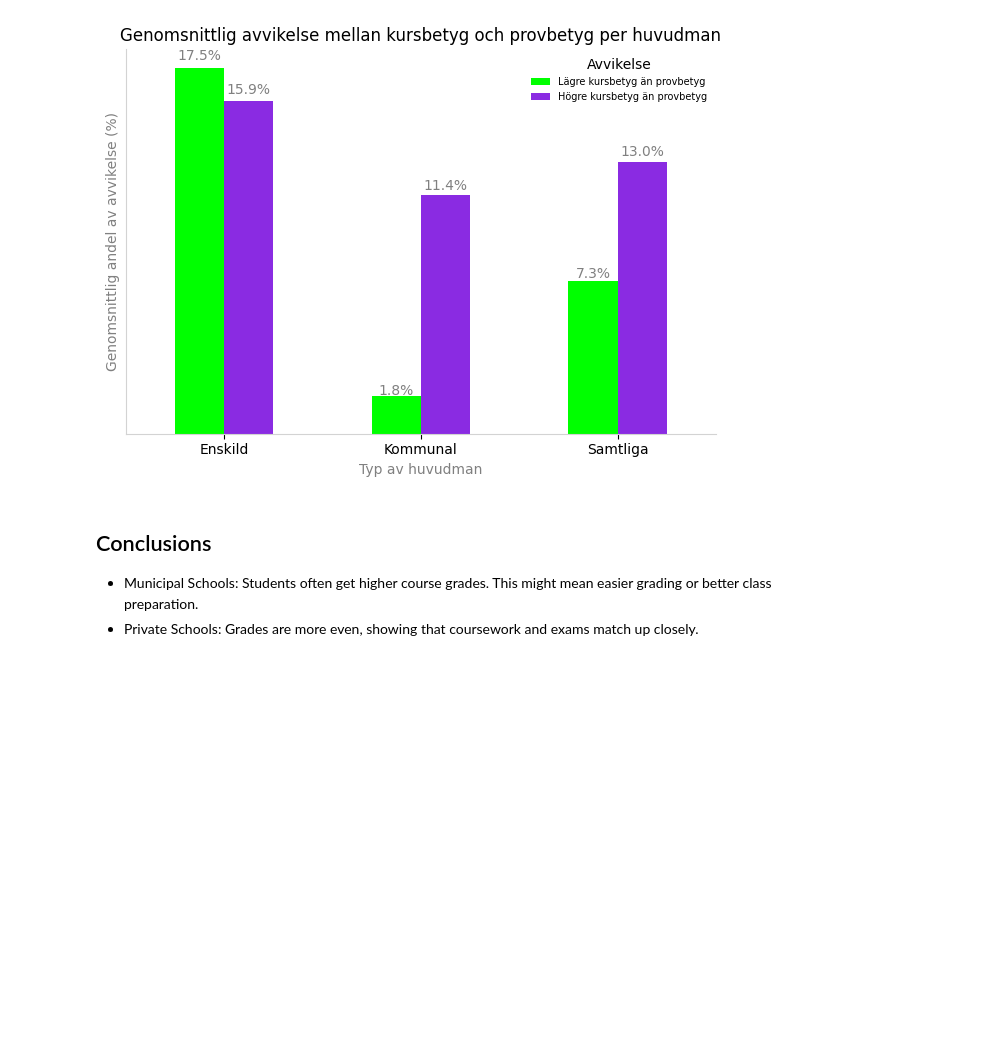
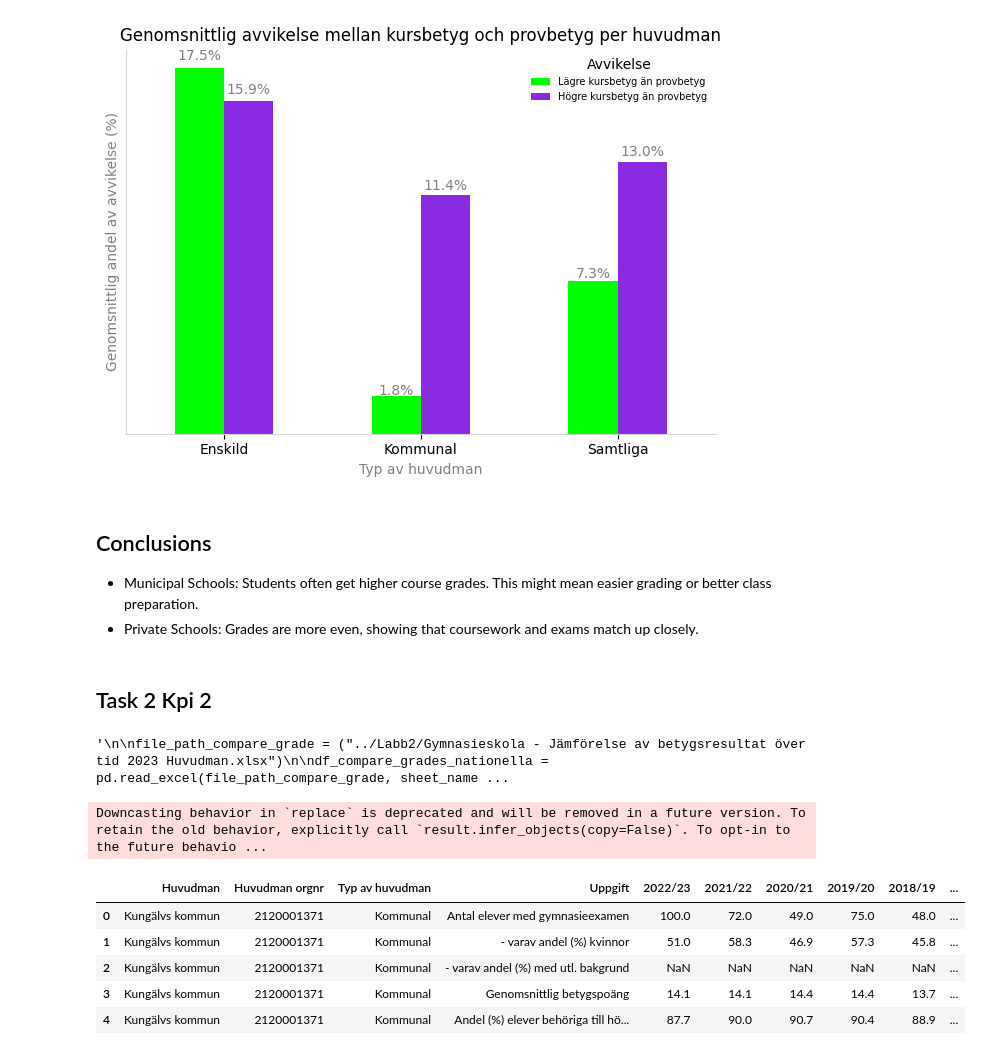
Before and after one commit to Utjiman/Python-Richard-Boden-OPA23, a Jupyter notebook: Labb2/Labb2.ipynb, the cells around one changed output. Saved outputs shown, nothing was run; the diff lists cells and outputs as text; code cells hidden in the pictures; blank space fills up the shorter version.

Commit message:
early commit on task 2 kpi 2

```diff
--- a/Labb2/Labb2.ipynb
+++ b/Labb2/Labb2.ipynb
@@ -494,3 +494,57 @@ plt.show()
 
 - Municipal Schools: Students often get higher course grades. This might mean easier grading or better class preparation.
 - Private Schools: Grades are more even, showing that coursework and exams match up closely.
+# %% [markdown]
+## Task 2 Kpi 2
+# %%
+'''
+
+file_path_compare_grade = ("../Labb2/Gymnasieskola - Jämförelse av betygsresultat över tid 2023 Huvudman.xlsx")
+
+df_compare_grades_nationella = pd.read_excel(file_path_compare_grade, sheet_name='Nationella program', skiprows=7)
+df_compare_grades_högskole = pd.read_excel(file_path_compare_grade, sheet_name='Högskoleförberedande program', skiprows=7)
+df_compare_grades_yrkes = pd.read_excel(file_path_compare_grade, sheet_name='Yrkesprogram', skiprows=7)
+df_compare_grades_barn = pd.read_excel(file_path_compare_grade, sheet_name='Barn- och fritidsprogrammet', skiprows=7)
+df_compare_grades_bygg = pd.read_excel(file_path_compare_grade, sheet_name='Bygg- och anläggningsprogramme', skiprows=7)
+df_compare_grades_ekonomi = pd.read_excel(file_path_compare_grade, sheet_name='Ekonomiprogrammet', skiprows=7)
+df_compare_grades_el = pd.read_excel(file_path_compare_grade, sheet_name='El- och energiprogrammet', skiprows=7)
+
+'''
+# %% [output]
+'\n\nfile_path_compare_grade = ("../Labb2/Gymnasieskola - Jämförelse av betygsresultat över tid 2023 Huvudman.xlsx")\n\ndf_compare_grades_nationella = pd.read_excel(file_path_compare_grade, sheet_name ...
+# %%
+file_path_compare_grade = "../Labb2/Gymnasieskola - Jämförelse av betygsresultat över tid 2023 Huvudman.xlsx"
+huvudman_target = 'Kungälvs kommun'
+
+# List of sheet names
+sheets = [
+    'Nationella program',
+    'Högskoleförberedande program',
+    'Yrkesprogram',
+    'Barn- och fritidsprogrammet',
+    'Bygg- och anläggningsprogramme',
+    'Ekonomiprogrammet',
+    'El- och energiprogrammet'
+]
+
+# read and filter data for each sheet
+df_dict = {}
+for sheet in sheets:
+    df = pd.read_excel(file_path_compare_grade, sheet_name=sheet, skiprows=7)
+    # Filter DataFrame to only include lines when 'Huvudman' is 'Kungälvs kommun'
+    df_filtered = df.loc[df['Huvudman'] == huvudman_target]
+    df_dict[sheet] = df_filtered.reset_index(drop=True)
+
+# Clean the data
+for sheet, df in df_dict.items():
+    df_dict[sheet] = df.replace(['..', '.'], np.nan)
+
+df_dict['Ekonomiprogrammet']
+# %% [output]
+Downcasting behavior in `replace` is deprecated and will be removed in a future version. To retain the old behavior, explicitly call `result.infer_objects(copy=False)`. To opt-in to the future behavio ...
+|  | Huvudman | Huvudman orgnr | Typ av huvudman | Uppgift | 2022/23 | 2021/22 | 2020/21 | 2019/20 | 2018/19 | ... |
+| 0 | Kungälvs kommun | 2120001371 | Kommunal | Antal elever med gymnasieexamen | 100.0 | 72.0 | 49.0 | 75.0 | 48.0 | ... |
+| 1 | Kungälvs kommun | 2120001371 | Kommunal | - varav andel (%) kvinnor | 51.0 | 58.3 | 46.9 | 57.3 | 45.8 | ... |
+| 2 | Kungälvs kommun | 2120001371 | Kommunal | - varav andel (%) med utl. bakgrund | NaN | NaN | NaN | NaN | NaN | ... |
+| 3 | Kungälvs kommun | 2120001371 | Kommunal | Genomsnittlig betygspoäng | 14.1 | 14.1 | 14.4 | 14.4 | 13.7 | ... |
+| 4 | Kungälvs kommun | 2120001371 | Kommunal | Andel (%) elever behöriga till hö... | 87.7 | 90.0 | 90.7 | 90.4 | 88.9 | ... |
```
Also changed, not shown: 6 other files.
